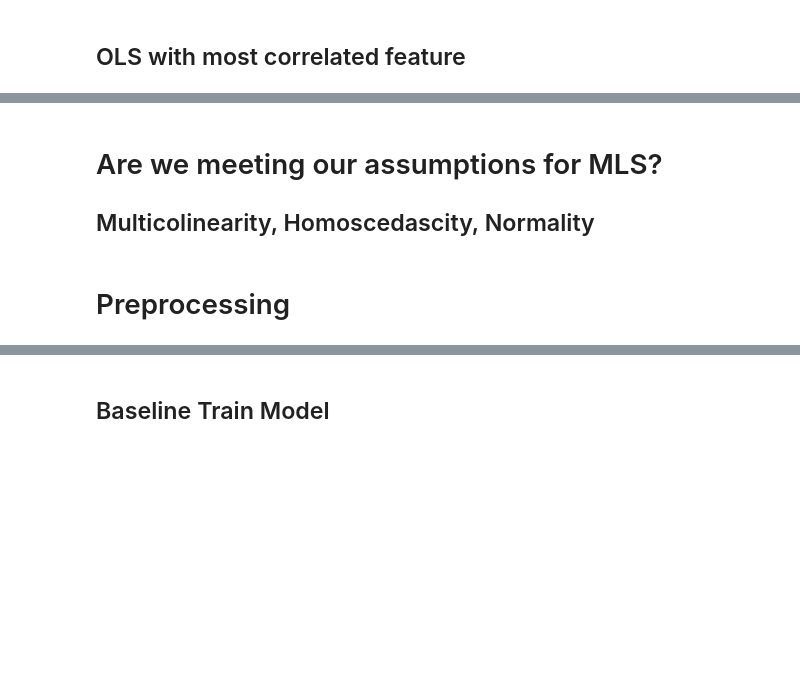
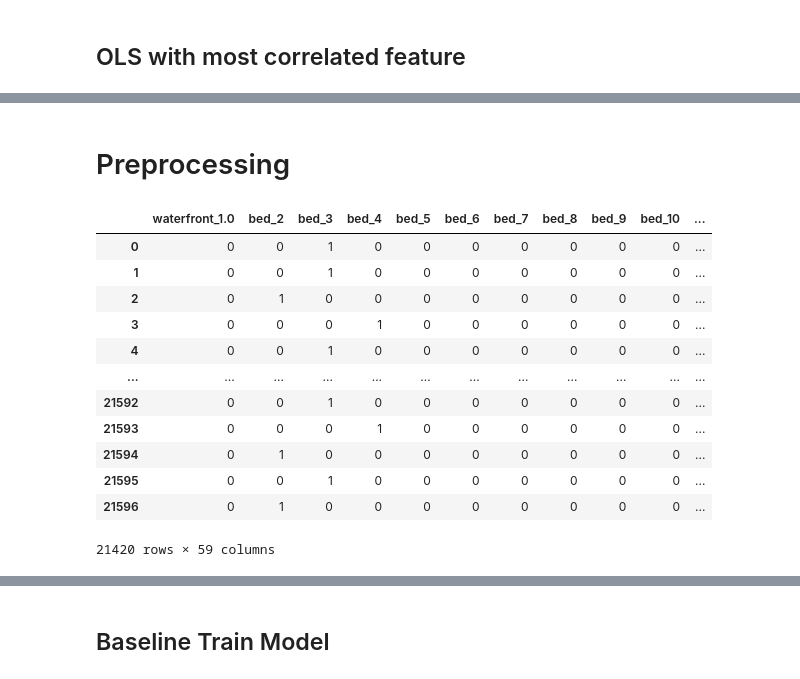
Before and after one commit to turtleduck18/dsc-phase-2-project, a Jupyter notebook: main.ipynb, the cells around one changed output, grey strips where cells are left out. Cells and saved outputs as stored; diff of their text form; code cells hidden in the pictures; blank space fills up the shorter version.

```diff
--- a/main.ipynb
+++ b/main.ipynb
@@ -153,6 +241,3 @@ fig = sm.graphics.qqplot(model.resid, dist=stats.norm, line='45', fit=True)
-# %% [markdown]
-# Are we meeting our assumptions for MLS? #
-## Multicolinearity, Homoscedascity, Normality ##
 # %% [markdown]
 # Preprocessing #
 # %%
@@ -177,8 +262,22 @@ bed_ohe= pd.get_dummies(kccat['bedrooms'], prefix = 'bed', drop_first=True)
 bath_ohe= pd.get_dummies(kccat['bathrooms'], prefix = 'bath', drop_first=True)
 floors_ohe= pd.get_dummies(kccat['floors'], prefix = 'floors', drop_first=True)
 # %%
-ohe_concat = pd.concat([waterfront_ohe, bed_ohe, floors_ohe, grade_ohe, bath_ohe, condition_ohe], axis = 1)
+ohe_concat = pd.concat([waterfront_ohe, bed_ohe, grade_ohe, floors_ohe, bath_ohe, condition_ohe], axis = 1)
 ohe_concat
+# %% [output]
+|  | waterfront_1.0 | bed_2 | bed_3 | bed_4 | bed_5 | bed_6 | bed_7 | bed_8 | bed_9 | bed_10 | ... |
+| 0 | 0 | 0 | 1 | 0 | 0 | 0 | 0 | 0 | 0 | 0 | ... |
+| 1 | 0 | 0 | 1 | 0 | 0 | 0 | 0 | 0 | 0 | 0 | ... |
+| 2 | 0 | 1 | 0 | 0 | 0 | 0 | 0 | 0 | 0 | 0 | ... |
+| 3 | 0 | 0 | 0 | 1 | 0 | 0 | 0 | 0 | 0 | 0 | ... |
+| 4 | 0 | 0 | 1 | 0 | 0 | 0 | 0 | 0 | 0 | 0 | ... |
+| ... | ... | ... | ... | ... | ... | ... | ... | ... | ... | ... | ... |
+| 21592 | 0 | 0 | 1 | 0 | 0 | 0 | 0 | 0 | 0 | 0 | ... |
+| 21593 | 0 | 0 | 0 | 1 | 0 | 0 | 0 | 0 | 0 | 0 | ... |
+| 21594 | 0 | 1 | 0 | 0 | 0 | 0 | 0 | 0 | 0 | 0 | ... |
+| 21595 | 0 | 0 | 1 | 0 | 0 | 0 | 0 | 0 | 0 | 0 | ... |
+| 21596 | 0 | 1 | 0 | 0 | 0 | 0 | 0 | 0 | 0 | 0 | ... |
+21420 rows × 59 columns
 # %%
 price_log = np.log(kc_new['price'])
 def normalize(feature):
```
Also changed, not shown: parts of 85 cells of this notebook, 2 other files.
